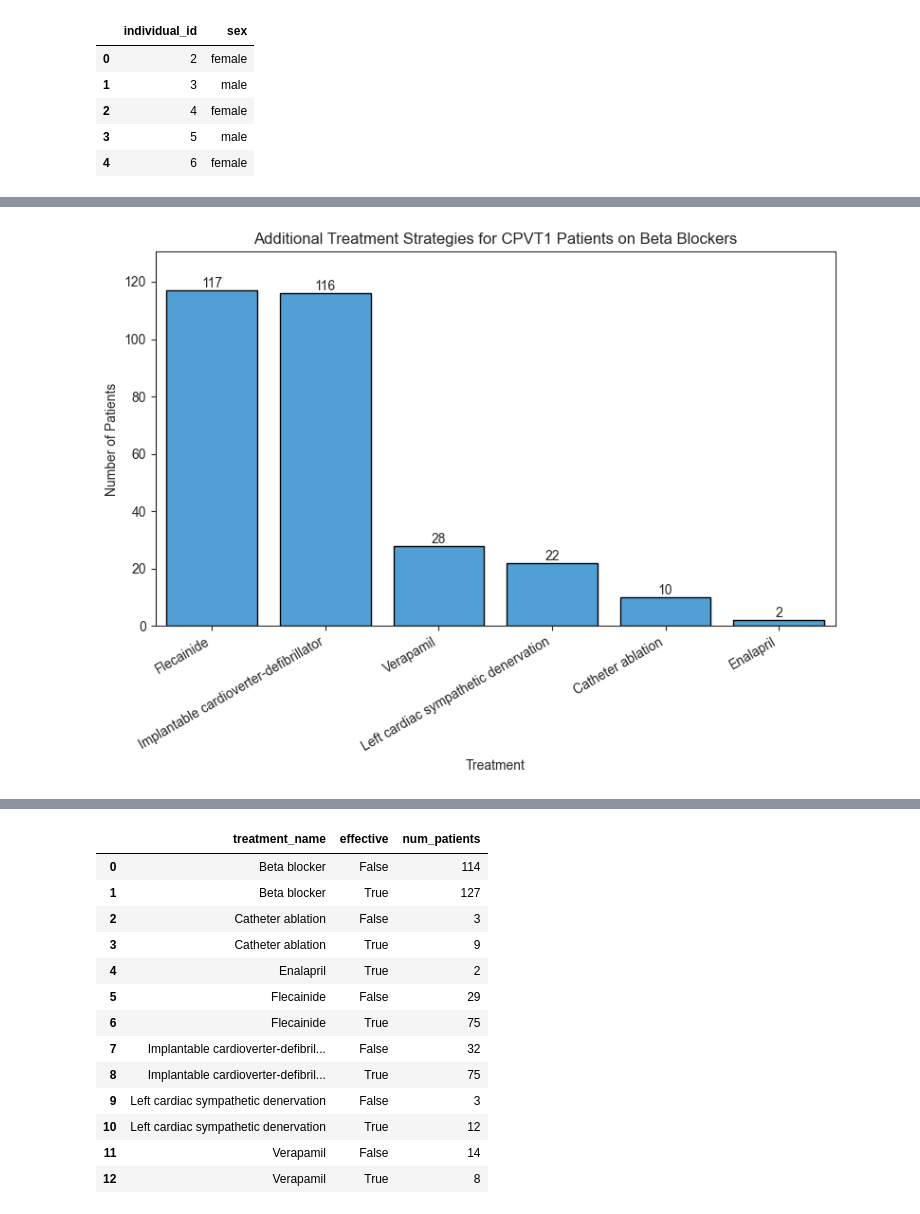
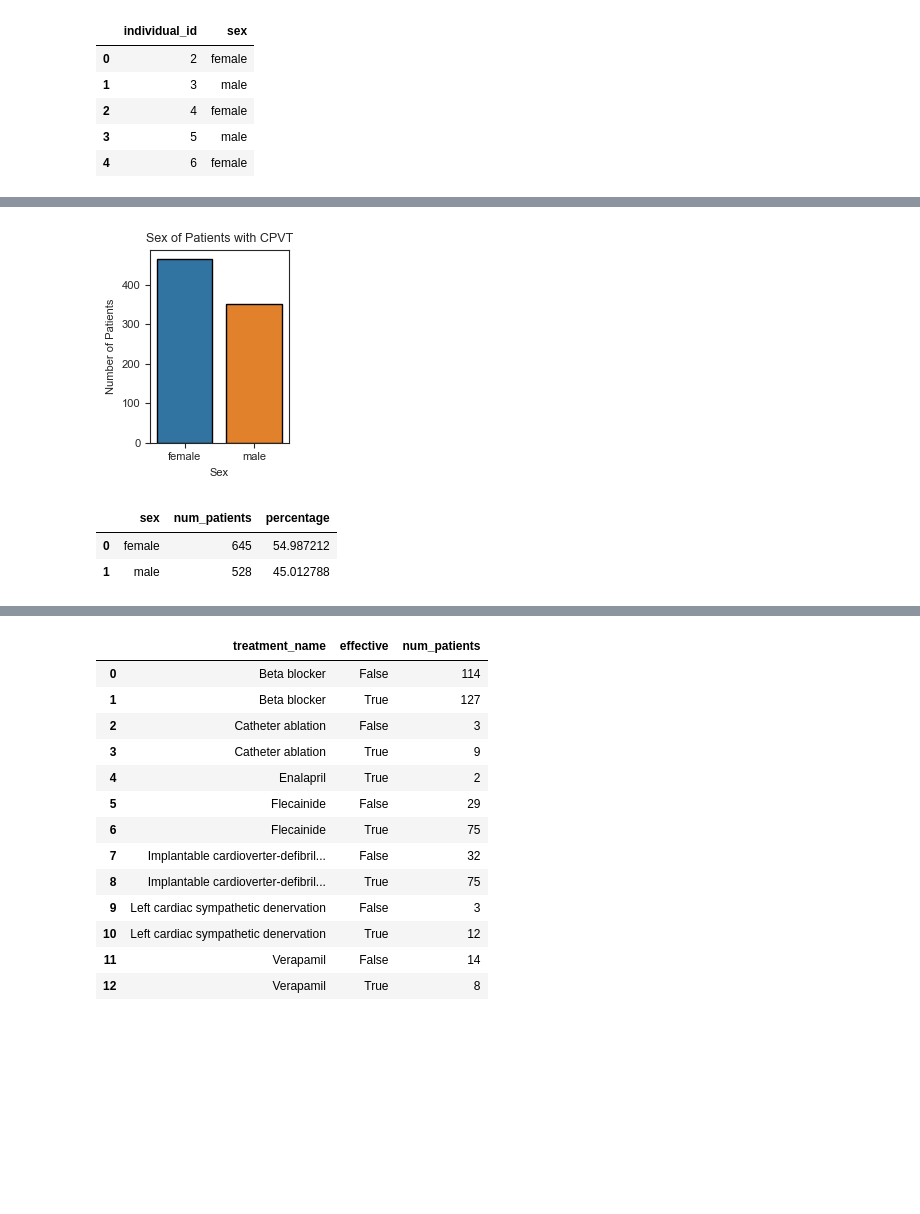
Before and after one commit to alexdaiii/cpvt_database_analysis, a Jupyter notebook: notebooks/analysis_2.ipynb, the cells around one changed output, grey strips where cells are left out. Saved outputs shown, nothing was run; the diff lists cells and outputs as text; code cells hidden in the pictures; blank space fills up the shorter version.

```diff
--- a/notebooks/analysis_2.ipynb
+++ b/notebooks/analysis_2.ipynb
@@ -716,21 +155,0 @@ extra_treatments = beta_blockers[
-# %%
-plt.figure(figsize=(8, 6))
-
-ax = sns.barplot(data=extra_treatments, x="treatment_name", y="num_patients",
-                 color=DEFAULT_COLOR, edgecolor="black", )
-
-plt.xticks(rotation=30, ha="right")
-
-plt.xlabel("Treatment")
-plt.ylabel("Number of Patients")
-plt.title("Additional Treatment Strategies for CPVT1 Patients on Beta Blockers")
-
-add_bar_labels(ax)
-
-plt.tight_layout()
-
-save_current_plot("treatment_strategies_cpvt1")
-
-plt.show()
-# %% [output]
-[figure, removed]
@@ -736,0 +194,43 @@ plt.show()
+# %%
+plt.figure(figsize=TINY_GRAPH_SIZE)
+
+ax = sns.countplot(data=individuals_mv,
+                   x="sex",
+                   hue="sex",
+                   legend=False,
+                   edgecolor="black",
+                   )
+
+set_graph_sizes(
+    x_label="Sex",
+    y_label="Number of Patients",
+    title_="Sex of Patients with CPVT",
+    title_size=9
+)
+
+# add_bar_labels(ax)
+
+plt.tight_layout()
+
+save_current_plot("sex_distribution_cpvt")
+
+plt.show()
+# %% [output]
+[figure, added]
+# %%
+# get number male, female, NAN
+sex_agg = pd.read_sql("""
+    SELECT s.value AS sex,
+    COUNT(i.individual_id) AS num_patients
+    FROM individual i
+    JOIN individual_sex s
+    ON i.individual_sex_id = s.individual_sex_id
+    GROUP BY s.value
+""", engine)
+sex_agg["percentage"] = sex_agg['num_patients'] / sex_agg[
+    'num_patients'].sum() * 100
+sex_agg
+# %% [output]
+|  | sex | num_patients | percentage |
+| 0 | female | 645 | 54.987212 |
+| 1 | male | 528 | 45.012788 |
```
Also changed, not shown: parts of 54 cells of this notebook, 1 other file.
